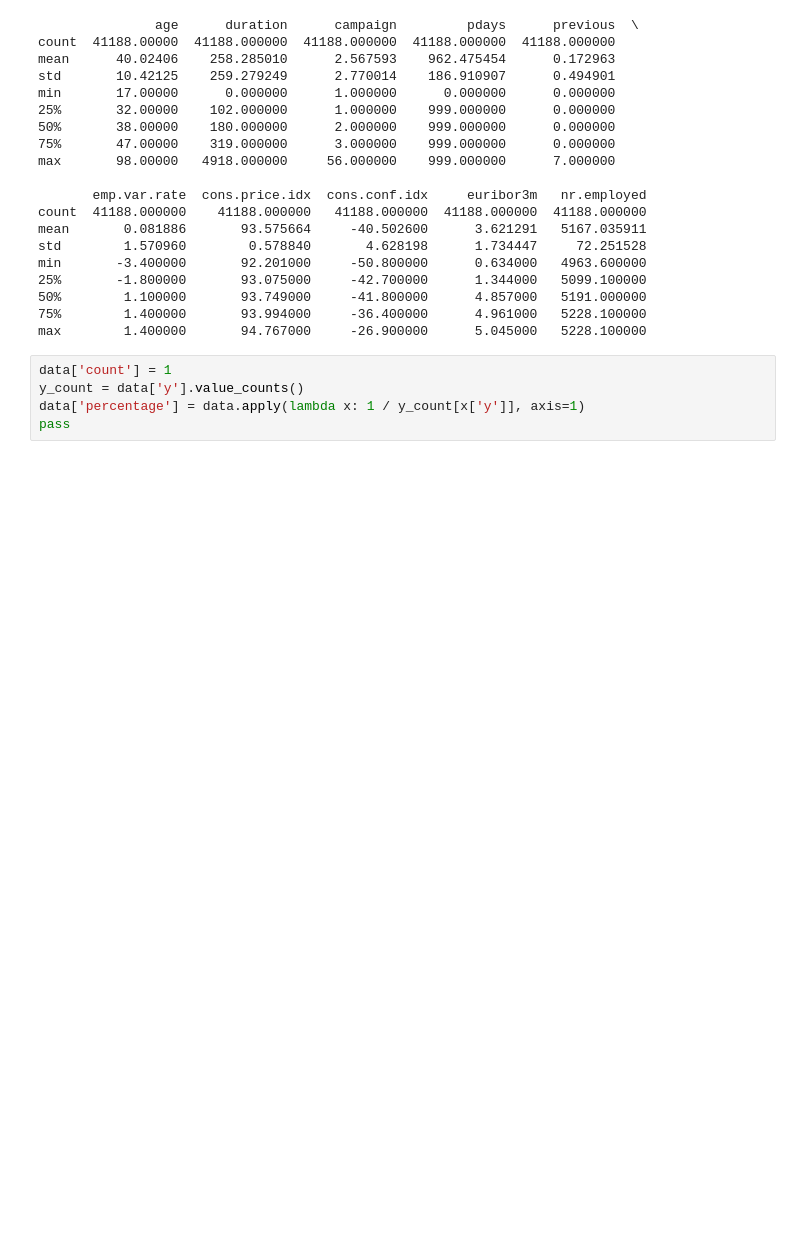
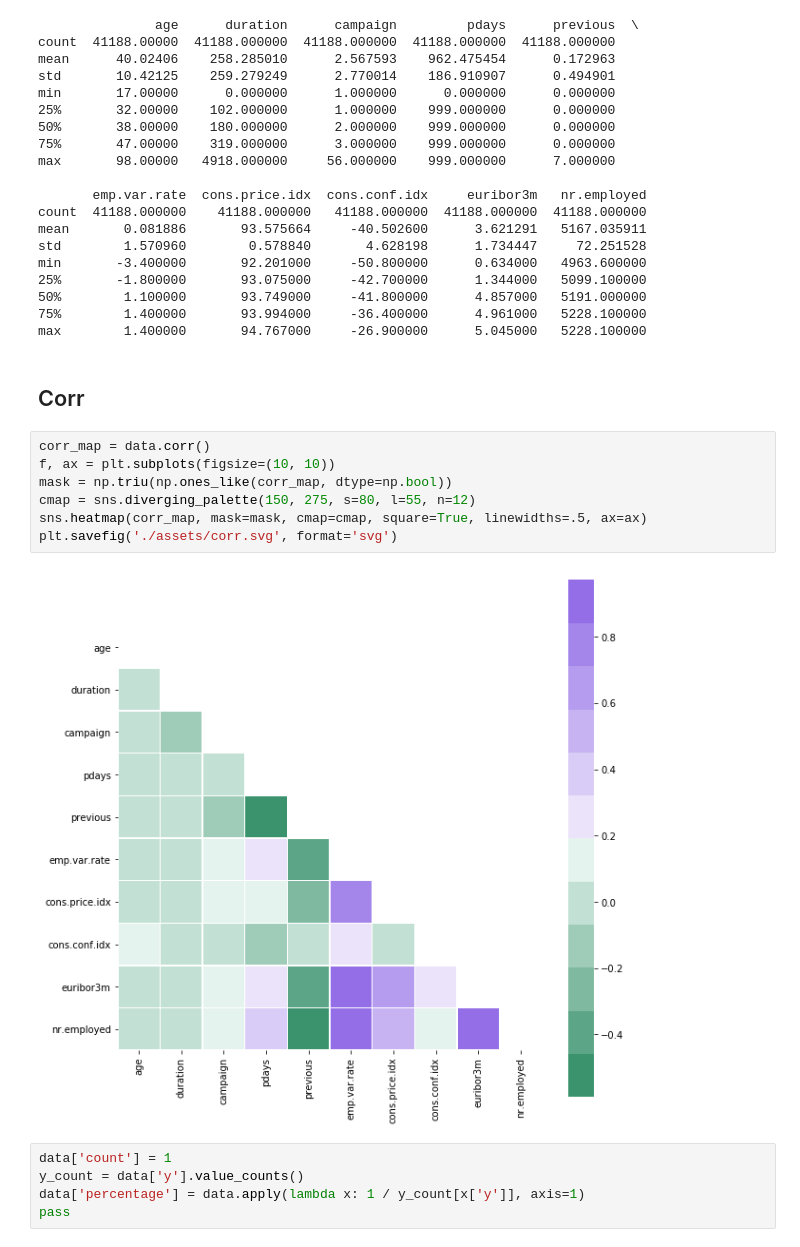
Before and after one commit to FUTURETECH6/FT_HW, a Jupyter notebook: Day7/Visualization.ipynb, the cells around one changed output. Drawn from its saved outputs; the diff is of its cells as text; blank space fills up the shorter version.

Commit message:
Add corr

```diff
--- a/Day7/Visualization.ipynb
+++ b/Day7/Visualization.ipynb
@@ -36,6 +36,17 @@ min       -3.400000       92.201000     -50.800000      0.634000   4963.600000
 50%        1.100000       93.749000     -41.800000      4.857000   5191.000000
 75%        1.400000       93.994000     -36.400000      4.961000   5228.100000
 max        1.400000       94.767000     -26.900000      5.045000   5228.100000
+# %% [markdown]
+## Corr
+# %%
+corr_map = data.corr()
+f, ax = plt.subplots(figsize=(10, 10))
+mask = np.triu(np.ones_like(corr_map, dtype=np.bool))
+cmap = sns.diverging_palette(150, 275, s=80, l=55, n=12)
+sns.heatmap(corr_map, mask=mask, cmap=cmap, square=True, linewidths=.5, ax=ax)
+plt.savefig('./assets/corr.svg', format='svg')
+# %% [output]
+[figure, added]
 # %%
 data['count'] = 1
 y_count = data['y'].value_counts()
```
Also changed, not shown: parts of 1 cell of this notebook, 1 other file.
